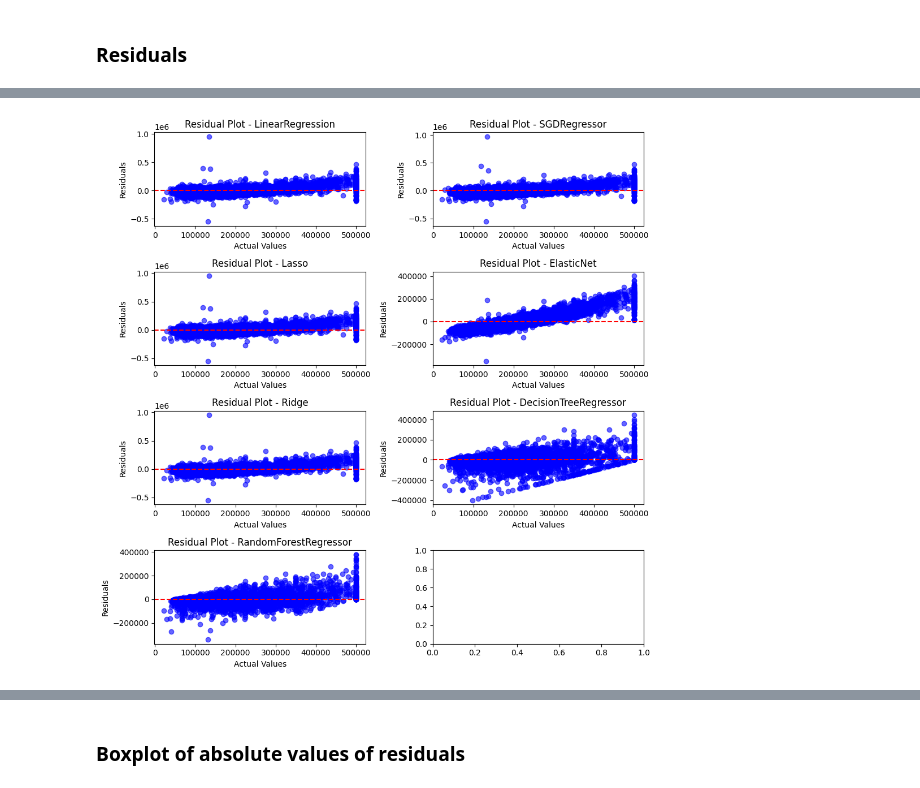
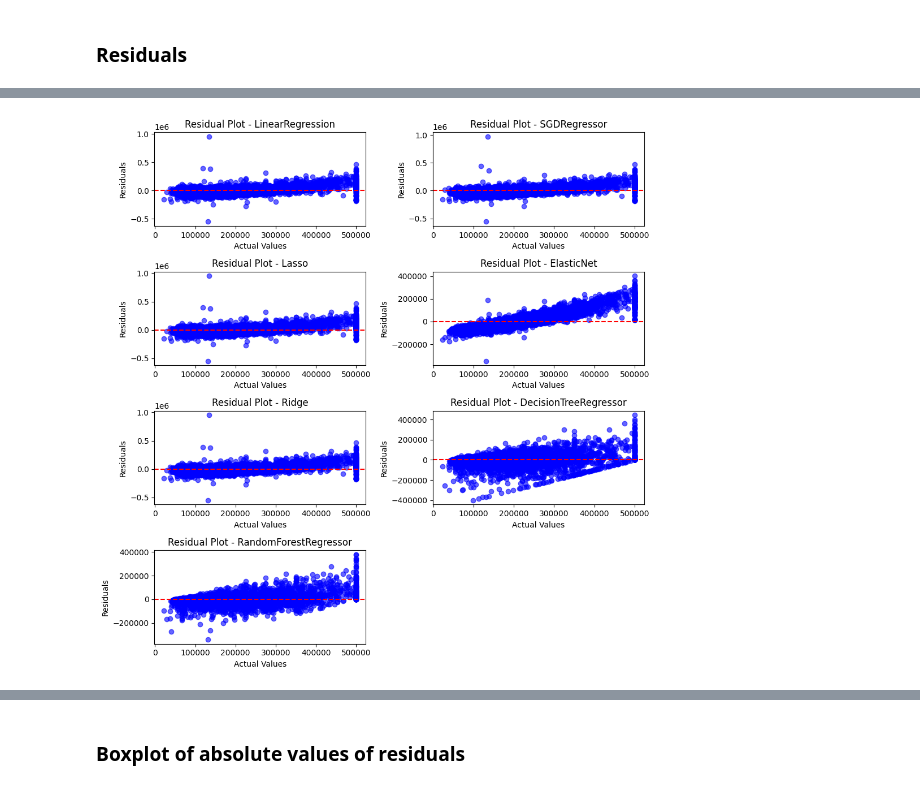
Before and after one commit to thcarole1/house_pricing_prediction, a Jupyter notebook: notebooks/Housing Price Prediction.ipynb, the cells around one changed output, grey strips where cells are left out. Saved outputs shown, nothing was run; the diff lists cells and outputs as text; code cells hidden in the pictures.

```diff
--- a/notebooks/Housing Price Prediction.ipynb
+++ b/notebooks/Housing Price Prediction.ipynb
@@ -910,27 +910,31 @@ Wall time: 11.5 s
 # %%
 # Plot scatter plots between actual values and residuals (actual values - predicted values)
 ncol_max = 2
 nrow_max = round(len(residuals_df.columns)/ncol_max)
 fig, axs = plt.subplots(nrows = 4, ncols = 2, figsize=(10, 10))
 
 
 # Flatten axes for easy iteration
 axs = axs.flatten()
 
 for col in residuals_df.columns:
         axs[residuals_df.columns.get_loc(col)].scatter(y_test, residuals_df[col], color='blue', alpha=0.6)
 
         # Formatting
         axs[residuals_df.columns.get_loc(col)].set_xlabel('Actual Values')
         axs[residuals_df.columns.get_loc(col)].set_ylabel('Residuals')
         axs[residuals_df.columns.get_loc(col)].set_title(f'Residual Plot - {col}')
         axs[residuals_df.columns.get_loc(col)].axhline(y=0, color='red', linestyle='--')
 
+# Hide unused subplots
+for ax in axs[len(residuals_df.columns):]:
+    ax.axis('off')
+
 # Adjust layout
 plt.tight_layout()
 plt.show()
 # %% [output]
-[figure, old version]
+[figure, new version]
 # %%
 # Plot scatter plots between actual values and residuals (actual values - predicted values)
 ncol_max = 2
```
Also changed, not shown: parts of 14 cells of this notebook.
